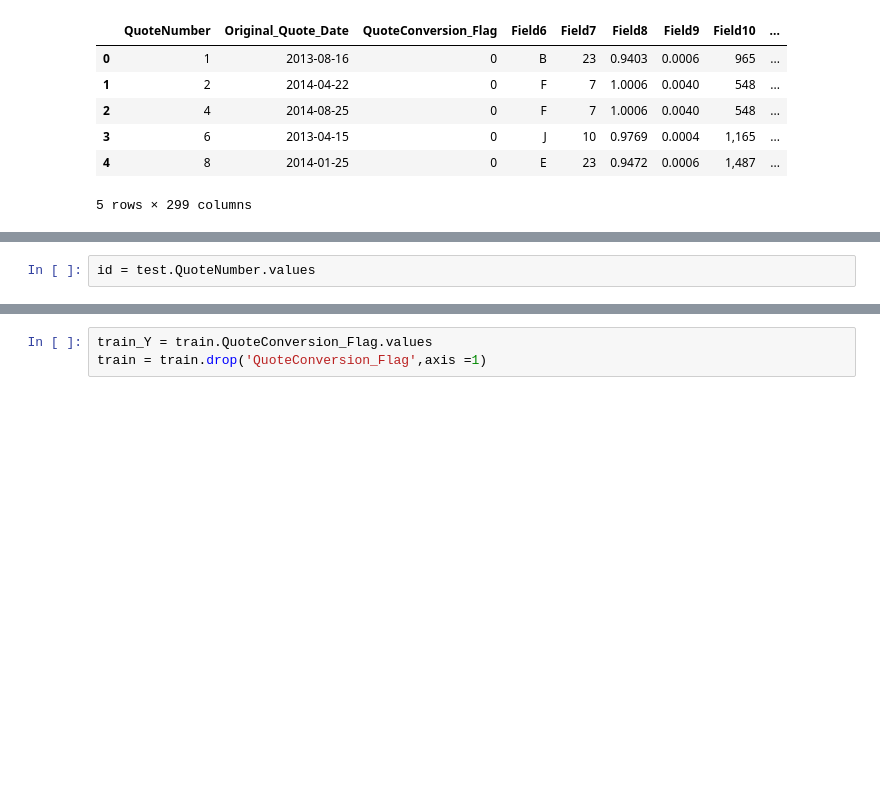
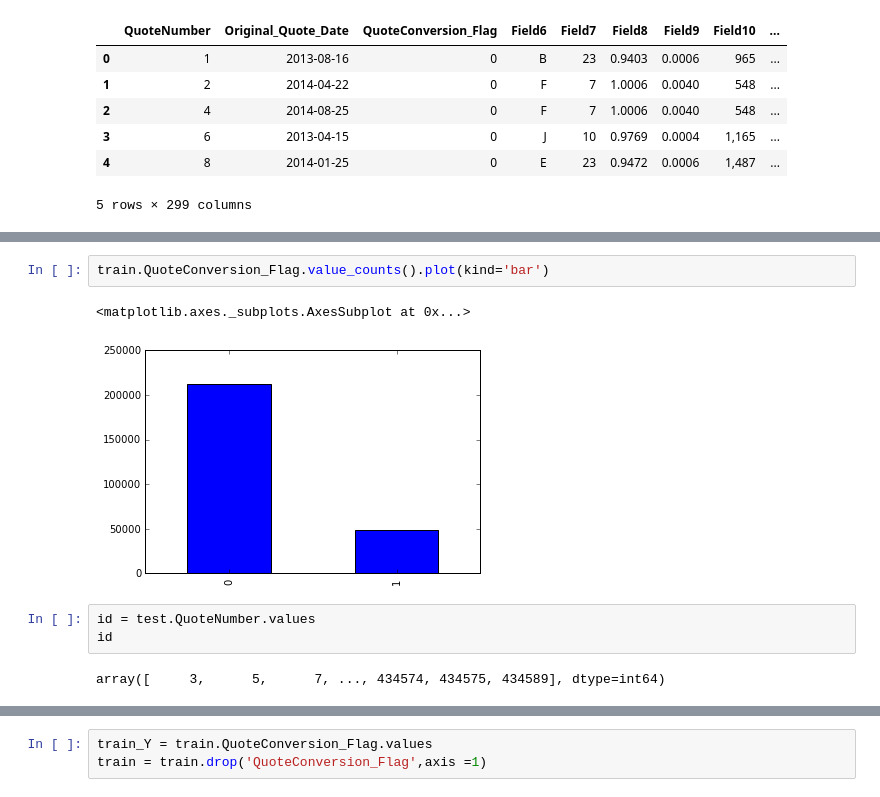
Before and after one commit to JaredChung/Kaggle-Comp, a Jupyter notebook: Homesite/Homesite Notebook.ipynb, the cells around one changed output, grey strips where cells are left out. Cells and saved outputs as stored; diff of their text form; blank space fills up the shorter version.

```diff
--- a/Homesite/Homesite Notebook.ipynb
+++ b/Homesite/Homesite Notebook.ipynb
@@ -33,2 +38,10 @@ test.head()
+# %%
+train.QuoteConversion_Flag.value_counts().plot(kind='bar')
+# %% [output]
+<matplotlib.axes._subplots.AxesSubplot at 0x...>
+[figure, added]
 # %%
 id = test.QuoteNumber.values
+id
+# %% [output]
+array([     3,      5,      7, ..., 434574, 434575, 434589], dtype=int64)
```
Also changed, not shown: parts of 8 cells of this notebook, 2 other files.
